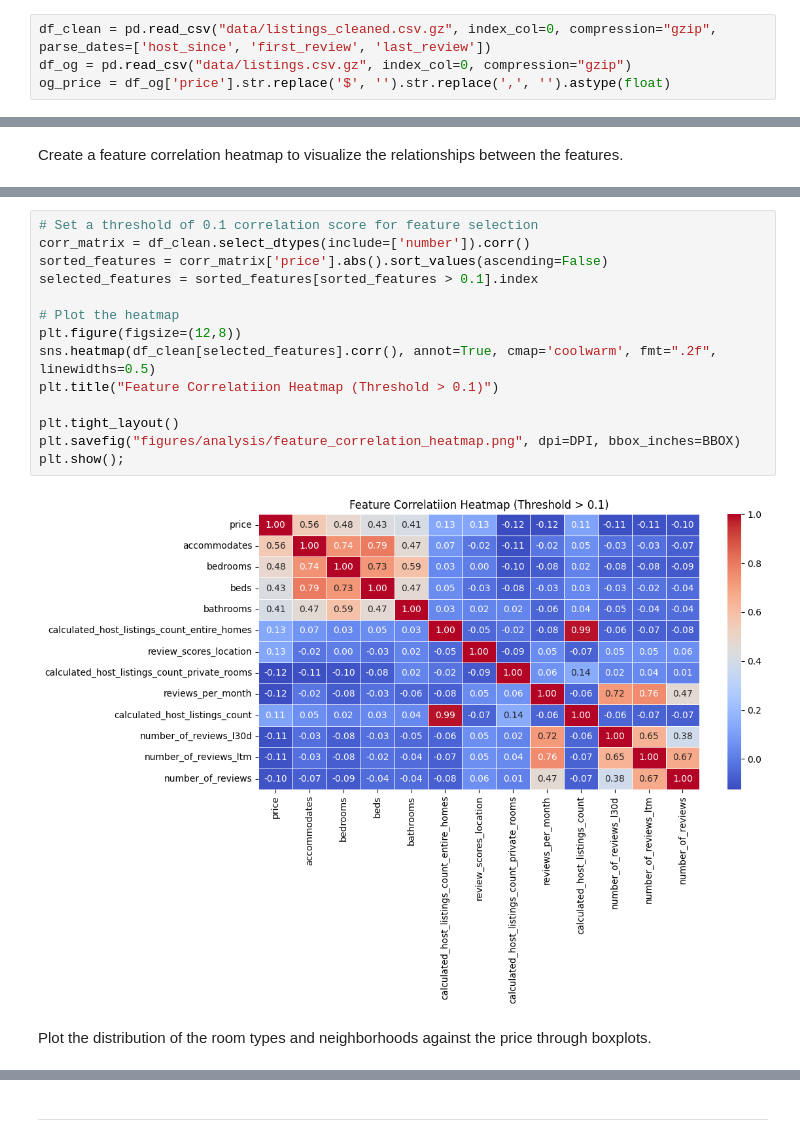
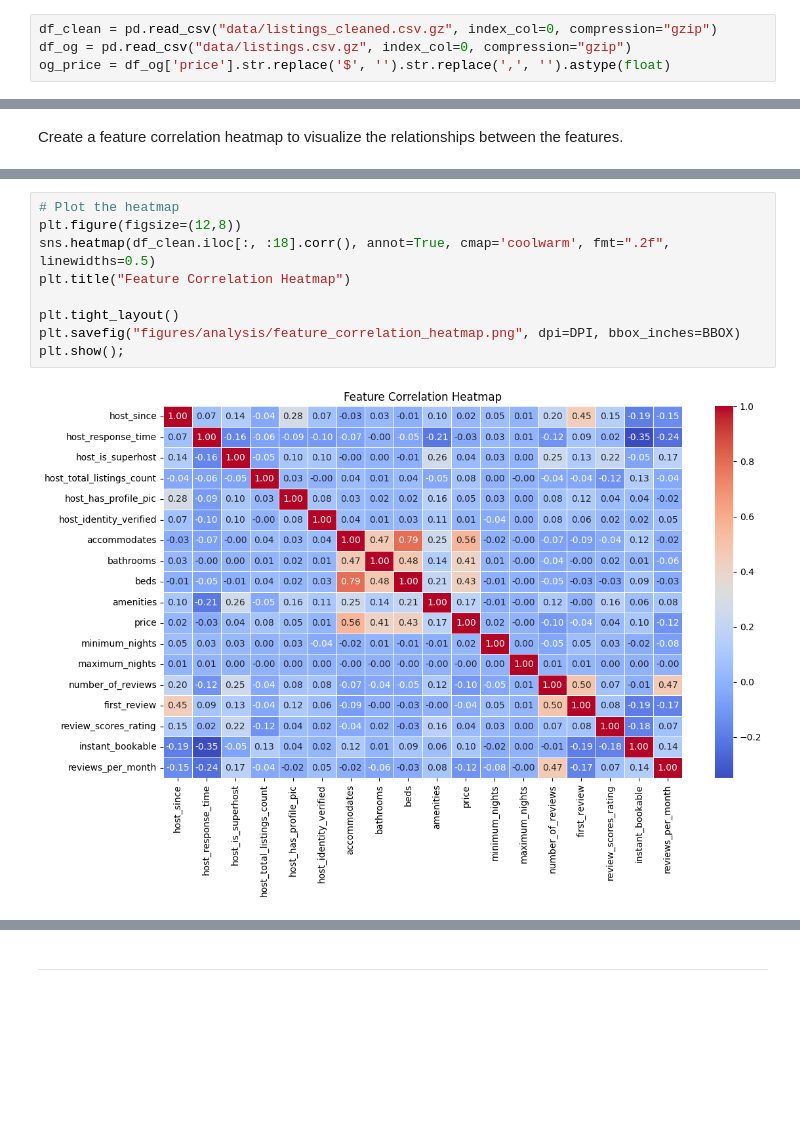
Before and after one commit to MunzurA/MachineLearningGroup24, a Jupyter notebook: data_analysis.ipynb, the cells around one changed output, grey strips where cells are left out. Saved outputs shown, nothing was run; the diff lists cells and outputs as text; blank space fills up the shorter version.

```diff
--- a/data_analysis.ipynb
+++ b/data_analysis.ipynb
@@ -13,7 +13,7 @@ COLORS = sns.color_palette('pastel')
 DPI = 300
 BBOX = 'tight'
 # %%
-df_clean = pd.read_csv("data/listings_cleaned.csv.gz", index_col=0, compression="gzip", parse_dates=['host_since', 'first_review', 'last_review'])
+df_clean = pd.read_csv("data/listings_cleaned.csv.gz", index_col=0, compression="gzip")
 df_og = pd.read_csv("data/listings.csv.gz", index_col=0, compression="gzip")
 og_price = df_og['price'].str.replace('$', '').str.replace(',', '').astype(float)
 # %% [markdown]
@@ -107,18 +124,11 @@ Create a feature correlation heatmap to visualize the relationships between the
 # %%
-# Set a threshold of 0.1 correlation score for feature selection
-corr_matrix = df_clean.select_dtypes(include=['number']).corr()
-sorted_features = corr_matrix['price'].abs().sort_values(ascending=False)
-selected_features = sorted_features[sorted_features > 0.1].index
-
 # Plot the heatmap
 plt.figure(figsize=(12,8))
-sns.heatmap(df_clean[selected_features].corr(), annot=True, cmap='coolwarm', fmt=".2f", linewidths=0.5)
-plt.title("Feature Correlatiion Heatmap (Threshold > 0.1)")
+sns.heatmap(df_clean.iloc[:, :18].corr(), annot=True, cmap='coolwarm', fmt=".2f", linewidths=0.5)
+plt.title("Feature Correlation Heatmap")
 
 plt.tight_layout()
 plt.savefig("figures/analysis/feature_correlation_heatmap.png", dpi=DPI, bbox_inches=BBOX)
 plt.show();
 # %% [output]
-[figure, old version]
+[figure, new version]
-# %% [markdown]
-Plot the distribution of the room types and neighborhoods against the price through boxplots.
```
Also changed, not shown: parts of 7 cells of this notebook, 8 other files.
